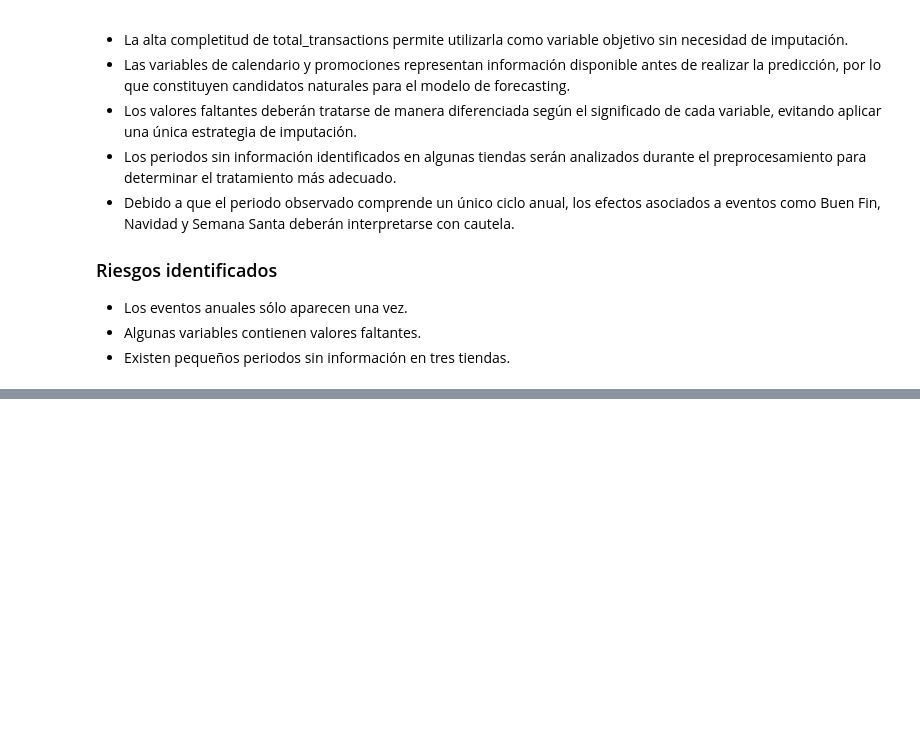
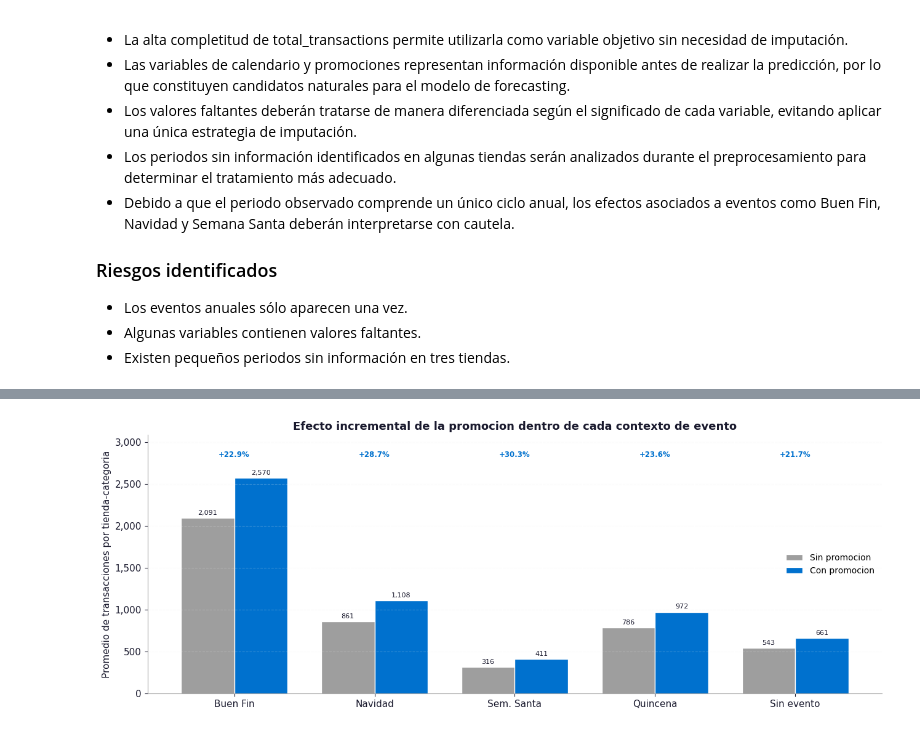
Before and after one commit to vanessagom/retail-demand-forecast, a Jupyter notebook: notebooks/explore_analysis.ipynb, the cells around one changed output, grey strips where cells are left out. Saved outputs shown, nothing was run; the diff lists cells and outputs as text; code cells hidden in the pictures; blank space fills up the shorter version.

```diff
--- a/notebooks/explore_analysis.ipynb
+++ b/notebooks/explore_analysis.ipynb
@@ -320,0 +567,53 @@ Las variables de calendario representan eventos con frecuencias muy distintas. M
+# %%
+groups = {**EVENTS, 'Sin evento': None}
+
+results = {}
+for name, col in groups.items():
+    mask = df[col] if col else ~df[event_cols].any(axis=1)
+    results[name] = {
+        'sin': df.loc[mask & (df['has_promotion'] == 0), 'total_transactions'].mean(),
+        'con': df.loc[mask & (df['has_promotion'] == 1), 'total_transactions'].mean(),
+    }
+
+group_labels = list(results.keys())
+sin_promo    = [results[g]['sin'] for g in group_labels]
+con_promo    = [results[g]['con'] for g in group_labels]
+x     = np.arange(len(group_labels))
+width = 0.38
+
+fig, ax = plt.subplots(figsize=(13, 5))
+b1 = ax.bar(x - width/2, sin_promo, width, color=WALMART_GREY,
+            label='Sin promocion', edgecolor='white')
+b2 = ax.bar(x + width/2, con_promo, width, color=WALMART_BLUE,
+            label='Con promocion', edgecolor='white')
+
+max_val = max(sin_promo + con_promo)
+
+for bars in [b1, b2]:
+    for bar in bars:
+        ax.text(bar.get_x() + bar.get_width() / 2,
+                bar.get_height() + max_val * 0.01,
+                f'{bar.get_height():,.0f}',
+                ha='center', va='bottom', fontsize=8, color=WALMART_DARK)
+
+for i, name in enumerate(group_labels):
+    s, c  = results[name]['sin'], results[name]['con']
+    lift  = (c - s) / s * 100
+    sign  = '+' if lift >= 0 else ''
+    ax.text(i, max_val * 1.09, f'{sign}{lift:.1f}%',
+            ha='center', va='bottom', fontsize=8.5,
+            color=WALMART_BLUE, fontweight='bold')
+
+ax.set_title('Efecto incremental de la promocion dentro de cada contexto de evento',
+             fontsize=13, fontweight='bold', color=WALMART_DARK)
+ax.set_ylabel('Promedio de transacciones por tienda-categoria')
+ax.set_xticks(x)
+ax.set_xticklabels(group_labels, fontsize=11)
+ax.set_ylim(0, max_val * 1.20)
+ax.yaxis.set_major_formatter(mtick.FuncFormatter(lambda x, _: f'{x:,.0f}'))
+ax.grid(axis='y', linestyle='--', alpha=0.25, color=WALMART_LGREY)
+ax.legend(frameon=False, fontsize=10)
+plt.tight_layout()
+plt.show()
+# %% [output]
+[figure, added]
```
Also changed, not shown: parts of 45 cells of this notebook.
